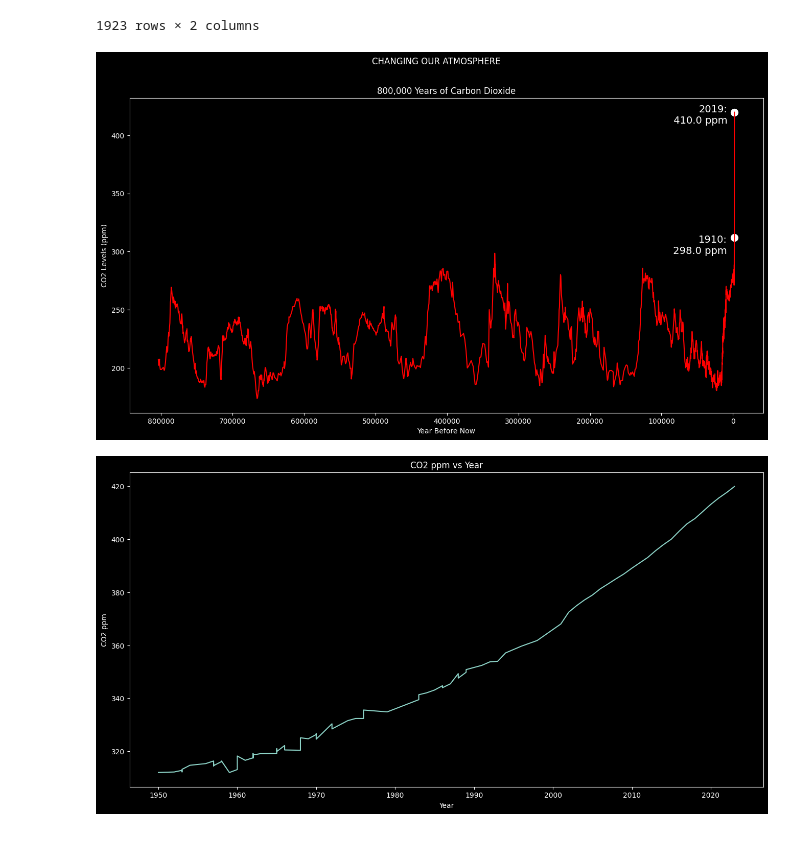
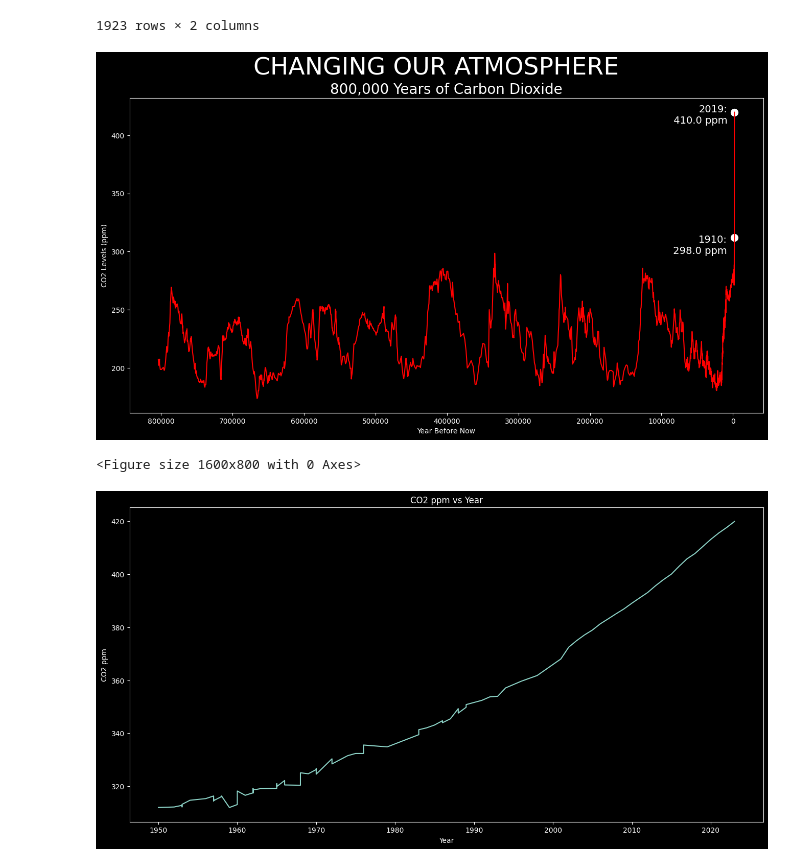
Before and after one commit to dilancroos/dataScienceForClimate, a Jupyter notebook: Class1/climate.ipynb, the cells around one changed output. Cells and saved outputs as stored; diff of their text form; code cells hidden in the pictures.

```diff
--- a/Class1/climate.ipynb
+++ b/Class1/climate.ipynb
@@ -271,35 +271,36 @@ df5
 | 21 | 2023 | 419.889545 |
 1923 rows × 2 columns
 # %%
+# plot the data
 plt.style.use('dark_background')
-# plot the data
 
 def format_year(x, _): # convert minus years to positive
-    return f'{abs(int(x))}'
+    return f'{abs(int(x))}' # absolute value
 
 plt.plot(df5['Year'], df5['CO2_ppm'],linestyle='-', markersize=3, color='red')
-# set size of the graph
-plt.rcParams["figure.figsize"] = (16,8)
 plt.xlabel('Year Before Now')
 plt.ylabel('CO2 Levels (ppm)')
-plt.title('800,000 Years of Carbon Dioxide')
-plt.suptitle('CHANGING OUR ATMOSPHERE')
-plt.gca().xaxis.set_major_formatter(FuncFormatter(format_year)) # convert minus years to positive
+plt.title('800,000 Years of Carbon Dioxide', fontsize=20)
+plt.suptitle('CHANGING OUR ATMOSPHERE', fontsize=34)
+
+plt.gca().xaxis.set_major_formatter(FuncFormatter(format_year)) # gca() = get current axes, set the x axis to format_year function, which converts minus years to positive.
 
 plt.scatter(df5[df5['Year'] == 2023]['Year'], df5[df5['Year'] == 2023]['CO2_ppm'],  color = 'white', s = 100)
 plt.scatter(df5[df5['Year'] == 1950]['Year'], df5[df5['Year'] == 1950]['CO2_ppm'],  color = 'white', s = 100)
 
 for year in [1910, 2019]:
     data_point = df5[df5['Year'] == year] # get the data point for the year
     data_point = data_point.round({'CO2_ppm': 0}) # round the CO2_ppm to 0 decimal places
 
     plt.annotate(f'{year}:\n {data_point["CO2_ppm"].values[0] } ppm',
                  (data_point['Year'].values[0], data_point['CO2_ppm'].values[0]),
                  textcoords="offset points", xytext=(-10,0), ha='right', fontsize=14, color='white')
 
+plt.figure(figsize=(16,8)) # set the figure size
 plt.show()
 # %% [output]
-[figure, old version]
+[figure, new version]
+<Figure size 1600x800 with 0 Axes>
 # %%
 # plot the data from 0 to now
 df6 = df5[df5['Year'] >= 1950] # select only the rows where year is greater than or equal to 0
```
